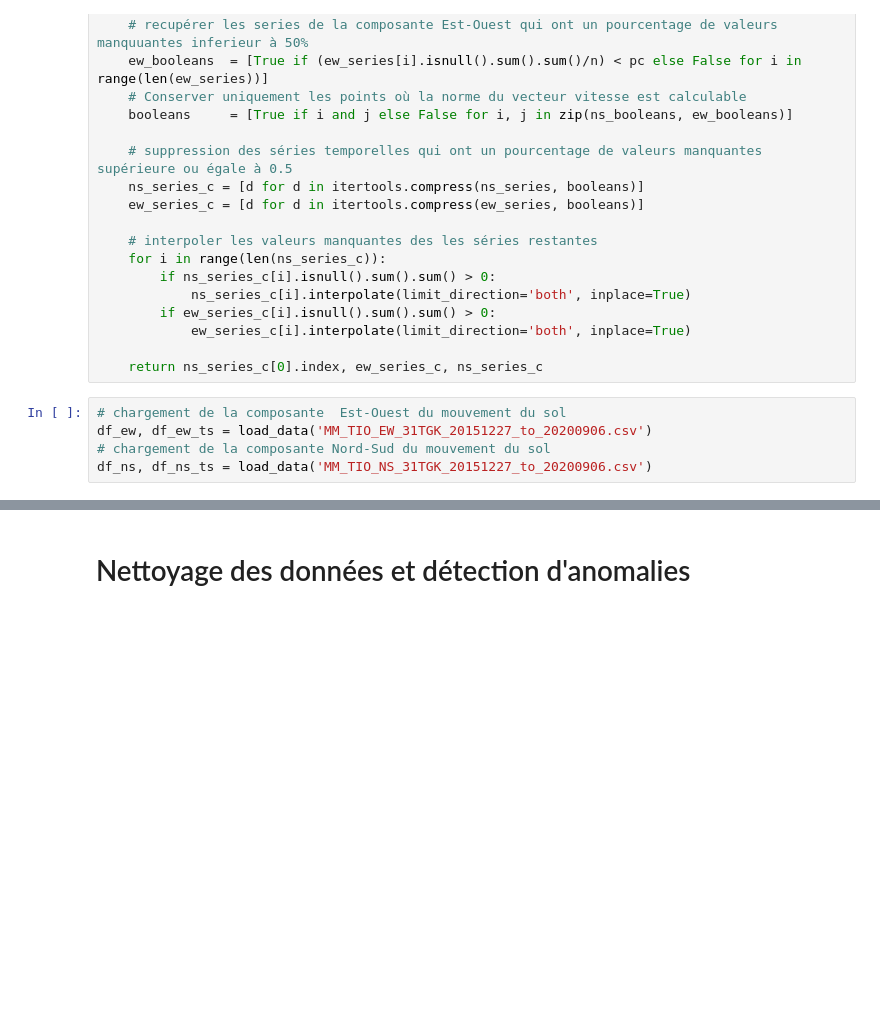
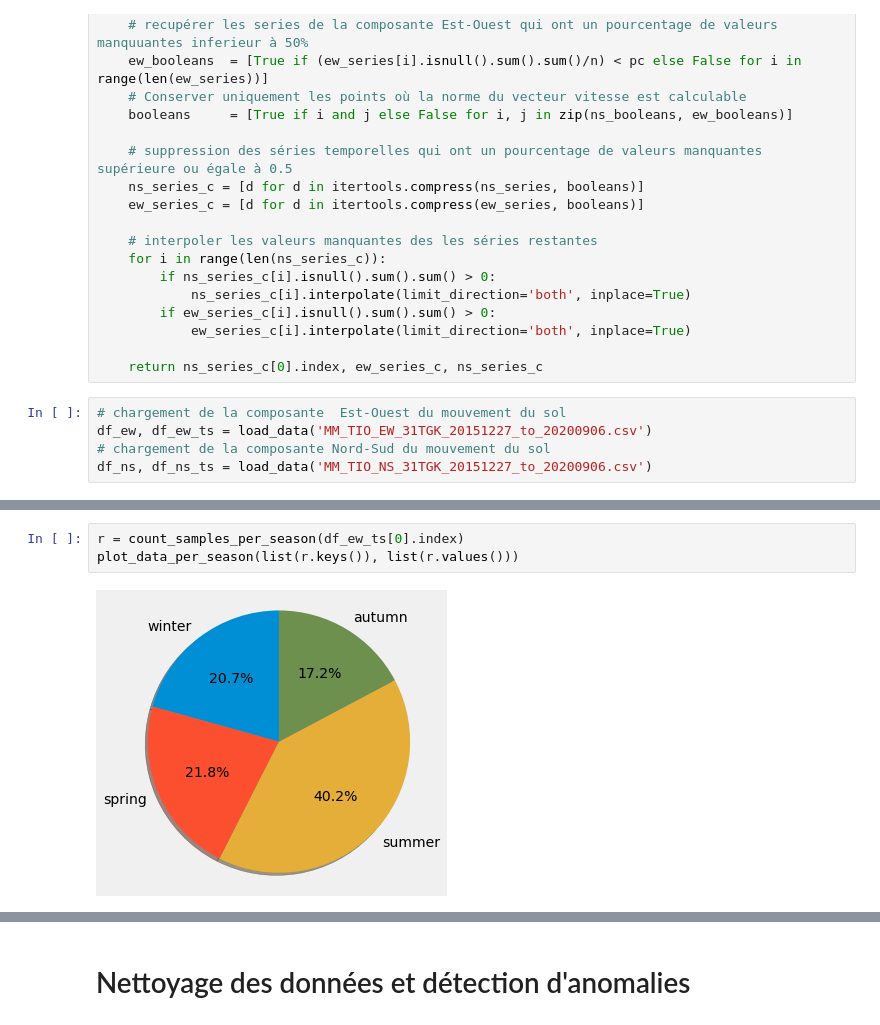
Before and after one commit to EddyVianney/Stage_master2_sdsc_eost, a Jupyter notebook: PMEDV_STAGE_SDSC_EOST.ipynb, the cells around one changed output, grey strips where cells are left out. Saved outputs shown, nothing was run; the diff lists cells and outputs as text; blank space fills up the shorter version.

```diff
--- a/PMEDV_STAGE_SDSC_EOST.ipynb
+++ b/PMEDV_STAGE_SDSC_EOST.ipynb
@@ -138,0 +212,5 @@ df_ns, df_ns_ts = load_data('MM_TIO_NS_31TGK_20151227_to_20200906.csv')
+# %%
+r = count_samples_per_season(df_ew_ts[0].index)
+plot_data_per_season(list(r.keys()), list(r.values()))
+# %% [output]
+[figure, added]
```
Also changed, not shown: parts of 35 cells of this notebook.
